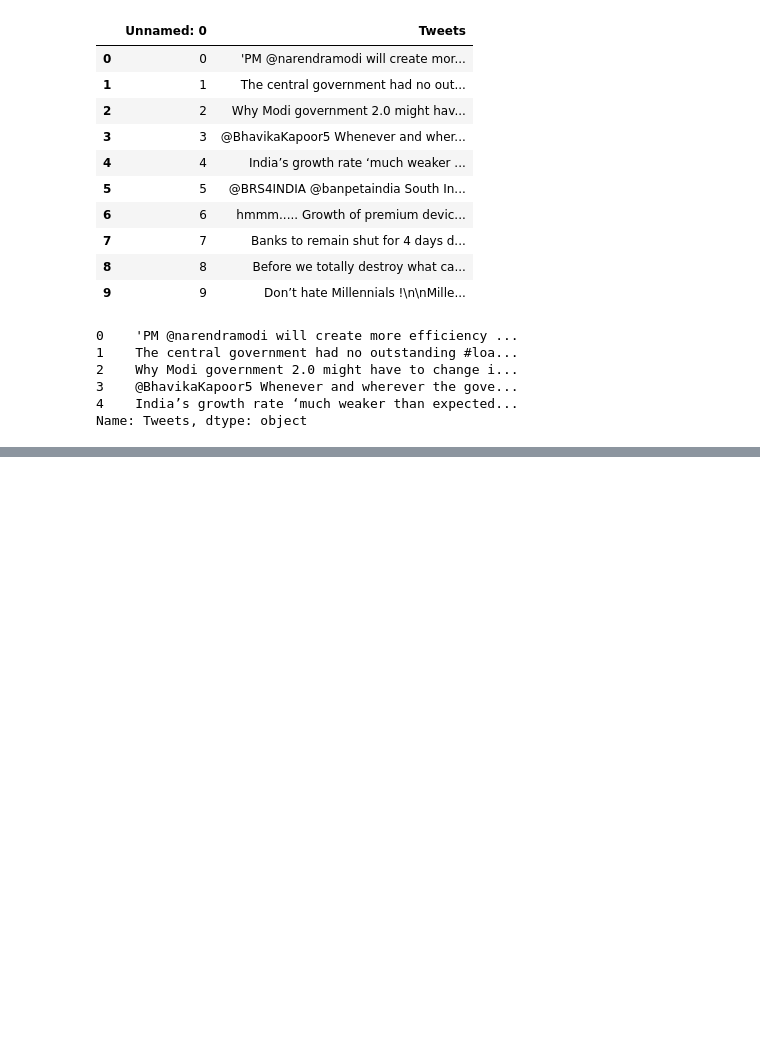
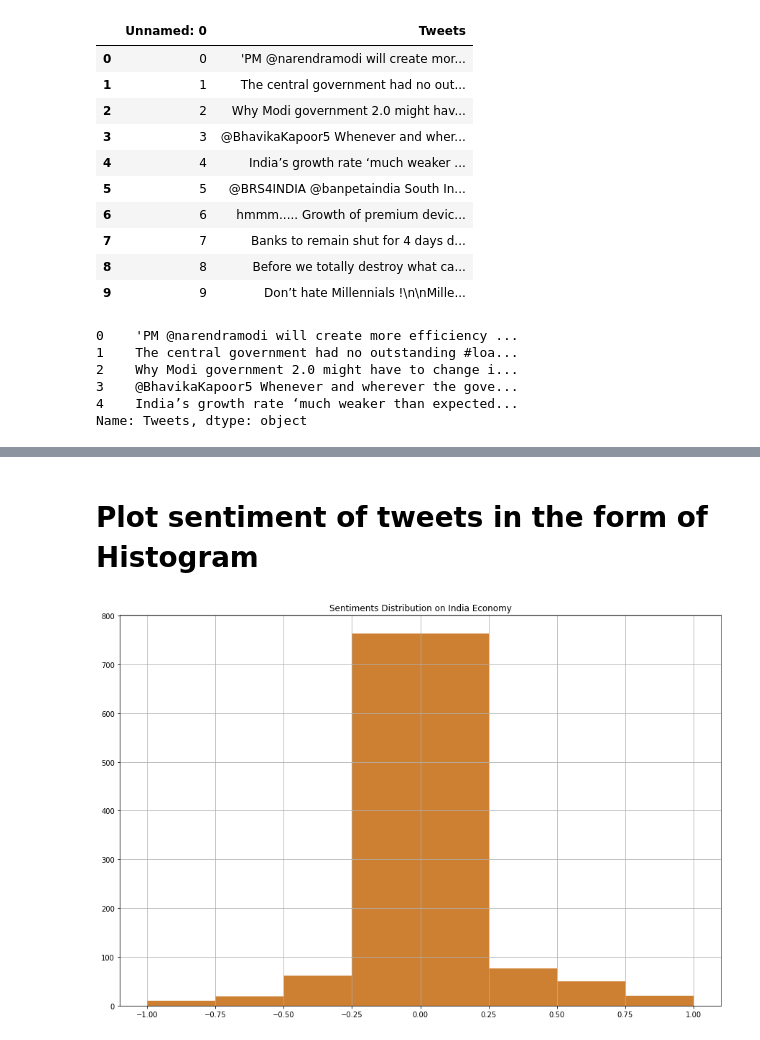
Before and after one commit to hpsuresh12345/Python-code, a Jupyter notebook: Tweepy_InfotainmentTweets.ipynb, the cells around one changed output, grey strips where cells are left out. Drawn from its saved outputs; the diff is of its cells as text; code cells hidden in the pictures; blank space fills up the shorter version.

```diff
--- a/Tweepy_InfotainmentTweets.ipynb
+++ b/Tweepy_InfotainmentTweets.ipynb
@@ -429,14 +435,14 @@ for i in range(0, 1000): # iterate through the list of 1000 tweets
   # remove handles (@), numbers, urls, emojis and any other special characters to have only text
   tweets_cln = re.sub("(@[A-Za-z0-9]+)|([^0-9A-Za-z \t])|(\w+:\/\/\S+)|[0-9]", '',tweets[i])
   # convert all words to lower case
-  tweets_text_cln = tweets_text_cln.lower()
+  tweets_cln = tweets_cln.lower()
   # split sentences into words
-  tweets_text_cln = tweets_text_cln.split()
+  tweets_cln = tweets_cln.split()
  # remove English stop words
-  tweets_text_cln = [x for x in tweets_text_cln if not x in stop_words]
+  tweets_cln = [x for x in tweets_cln if not x in stop_words]
   # stem words to the base form
   #tweets_text_cln = [ps.stem(x) for x in tweets_text_cln]
   # join words to form the original sentences
-  tweets_text_cln = " ".join(tweets_text_cln)
+  tweets_cln = " ".join(tweets_cln)
   # append to the list to get all Tweets in one place
-  corpus.append(tweets_text_cln)
+  corpus.append(tweets_cln)
@@ -444,0 +595,4 @@ KeyError: ignored
+# %%
+sentiments = [[tweet.sentiment.polarity, str(tweet)] for tweet in sentiment_text]
+sentiment_df = pd.DataFrame(sentiments, columns=["Polarity", "Tweet_Text"])
+sentiment_df.sort_values(by='Polarity', ascending=False)
@@ -444,0 +618,11 @@ KeyError: ignored
+# %% [markdown]
+# Plot sentiment of tweets in the form of Histogram
+# %%
+fig,ax=plt.subplots(figsize=(15,10))
+
+#plot histogram of the polarity values
+sentiment_df.hist(bins=[-1,-0.75,-0.5,-0.25,0.25,0.5,0.75,1],ax=ax,color="#CD7F32")
+plt.title("Sentiments Distribution on India Economy")
+plt.show()
+# %% [output]
+[figure, added]
```
Also changed, not shown: parts of 21 cells of this notebook.
